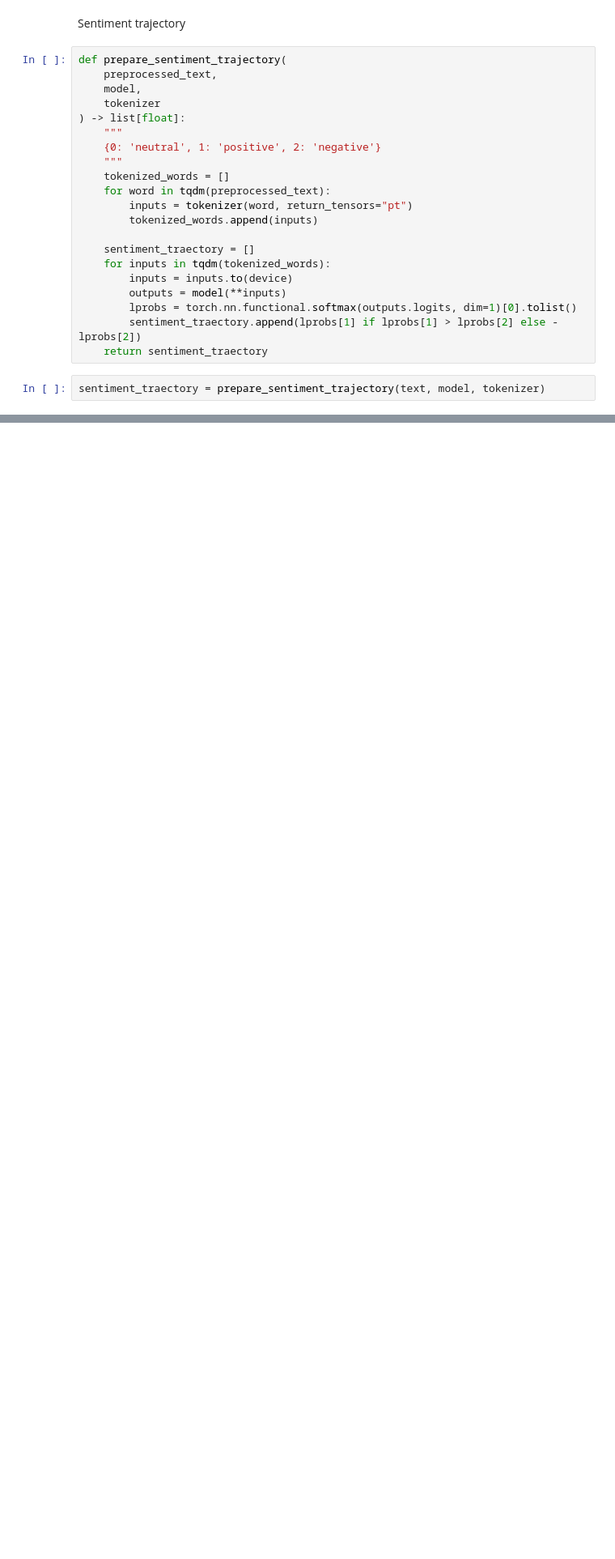
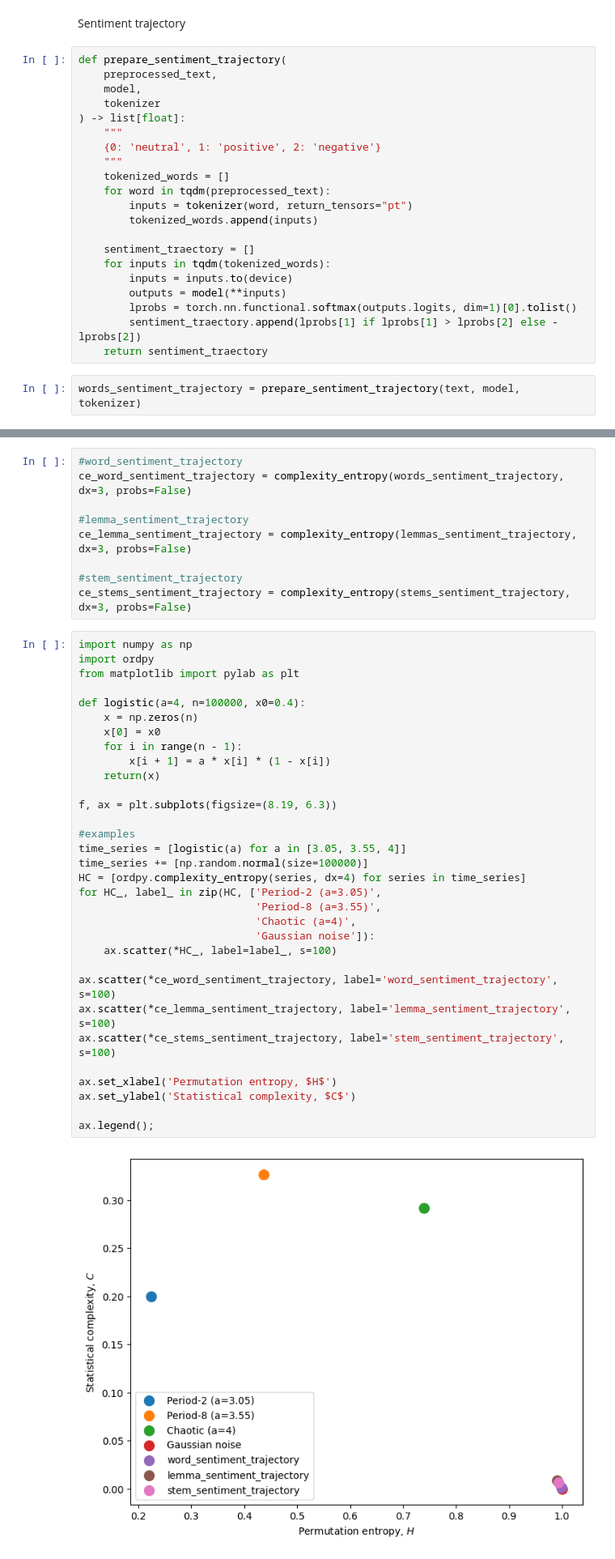
Before and after one commit to akon1te/ideal-guacamole, a Jupyter notebook: trajectories/sentiment_traectories.ipynb, the cells around one changed output, grey strips where cells are left out. Shown at 81% size. Drawn from its saved outputs; the diff is of its cells as text; blank space fills up the shorter version.

```diff
--- a/trajectories/sentiment_traectories.ipynb
+++ b/trajectories/sentiment_traectories.ipynb
@@ -72,5 +128,5 @@ def prepare_sentiment_trajectory(
         sentiment_traectory.append(lprobs[1] if lprobs[1] > lprobs[2] else -lprobs[2])
     return sentiment_traectory
 # %%
-sentiment_traectory = prepare_sentiment_trajectory(text, model, tokenizer)
+words_sentiment_trajectory = prepare_sentiment_trajectory(text, model, tokenizer)
 # %%
@@ -84,0 +175,43 @@ Semantic trajectory
+# %%
+#word_sentiment_trajectory
+ce_word_sentiment_trajectory = complexity_entropy(words_sentiment_trajectory, dx=3, probs=False)
+
+#lemma_sentiment_trajectory
+ce_lemma_sentiment_trajectory = complexity_entropy(lemmas_sentiment_trajectory, dx=3, probs=False)
+
+#stem_sentiment_trajectory
+ce_stems_sentiment_trajectory = complexity_entropy(stems_sentiment_trajectory, dx=3, probs=False)
+# %%
+import numpy as np
+import ordpy
+from matplotlib import pylab as plt
+
+def logistic(a=4, n=100000, x0=0.4):
+    x = np.zeros(n)
+    x[0] = x0
+    for i in range(n - 1):
+        x[i + 1] = a * x[i] * (1 - x[i])
+    return(x)
+
+f, ax = plt.subplots(figsize=(8.19, 6.3))
+
+#examples
+time_series = [logistic(a) for a in [3.05, 3.55, 4]]
+time_series += [np.random.normal(size=100000)]
+HC = [ordpy.complexity_entropy(series, dx=4) for series in time_series]
+for HC_, label_ in zip(HC, ['Period-2 (a=3.05)',
+                            'Period-8 (a=3.55)',
+                            'Chaotic (a=4)',
+                            'Gaussian noise']):
+    ax.scatter(*HC_, label=label_, s=100)
+
+ax.scatter(*ce_word_sentiment_trajectory, label='word_sentiment_trajectory', s=100)
+ax.scatter(*ce_lemma_sentiment_trajectory, label='lemma_sentiment_trajectory', s=100)
+ax.scatter(*ce_stems_sentiment_trajectory, label='stem_sentiment_trajectory', s=100)
+
+ax.set_xlabel('Permutation entropy, $H$')
+ax.set_ylabel('Statistical complexity, $C$')
+
+ax.legend();
+# %% [output]
+[figure, added]
```
Also changed, not shown: parts of 22 cells of this notebook.
